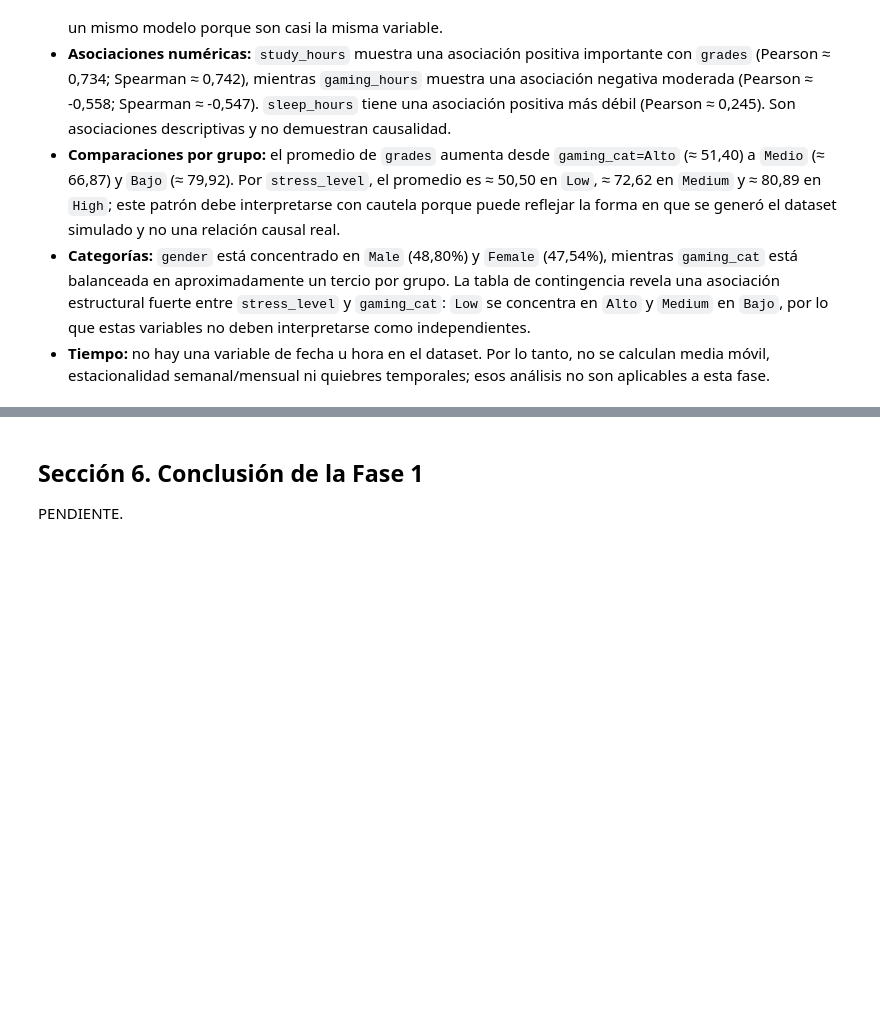
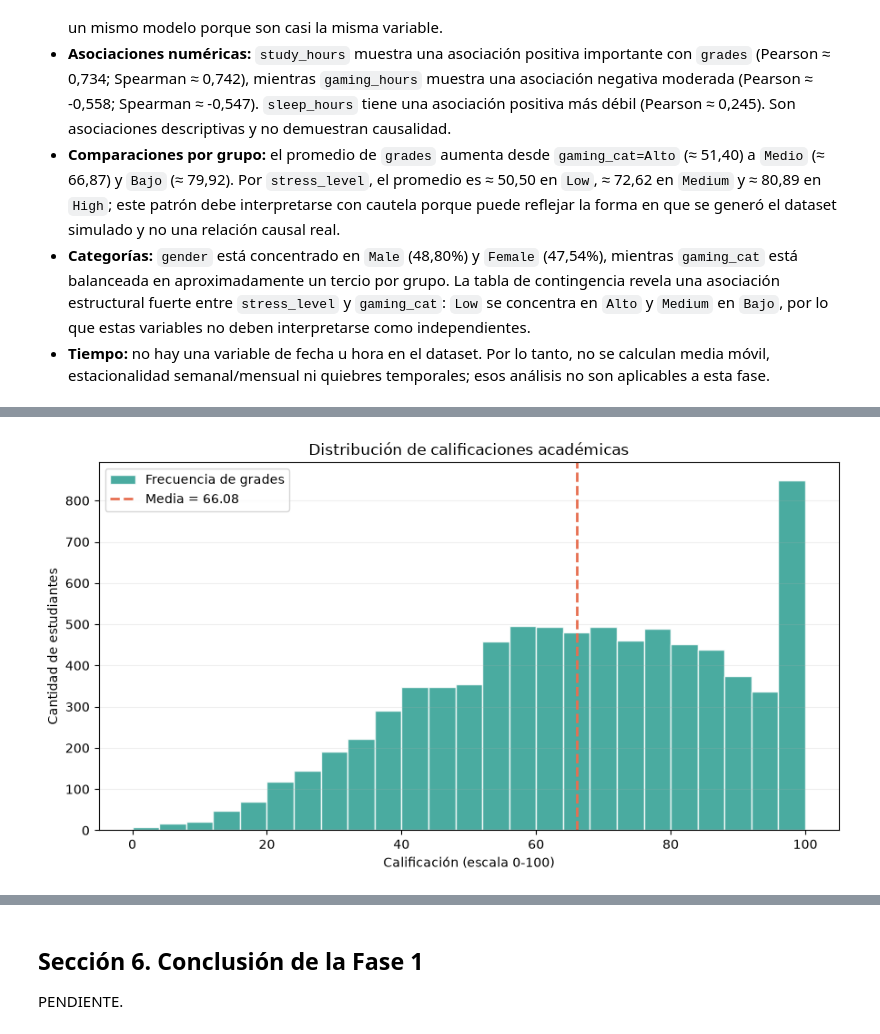
Before and after one commit to jose-zaavedra/Academic-Performance-DS, a Jupyter notebook: notebooks/fase1_gaming_rendimiento.ipynb, the cells around one changed output, grey strips where cells are left out. Drawn from its saved outputs; the diff is of its cells as text; code cells hidden in the pictures; blank space fills up the shorter version.

```diff
--- a/notebooks/fase1_gaming_rendimiento.ipynb
+++ b/notebooks/fase1_gaming_rendimiento.ipynb
@@ -814,0 +824,13 @@ PENDIENTE.
+# %%
+fig, eje = plt.subplots(figsize=(9, 5))
+eje.hist(df['grades'], bins=25, color='#2a9d8f', edgecolor='white', alpha=0.85, label='Frecuencia de grades')
+eje.axvline(df['grades'].mean(), color='#e76f51', linestyle='--', linewidth=2, label=f"Media = {df['grades'].mean():.2f}")
+eje.set_title('Distribución de calificaciones académicas')
+eje.set_xlabel('Calificación (escala 0-100)')
+eje.set_ylabel('Cantidad de estudiantes')
+eje.legend()
+eje.grid(axis='y', alpha=0.2)
+plt.tight_layout()
+plt.show()
+# %% [output]
+[figure, added]
```
Also changed, not shown: parts of 26 cells of this notebook.
